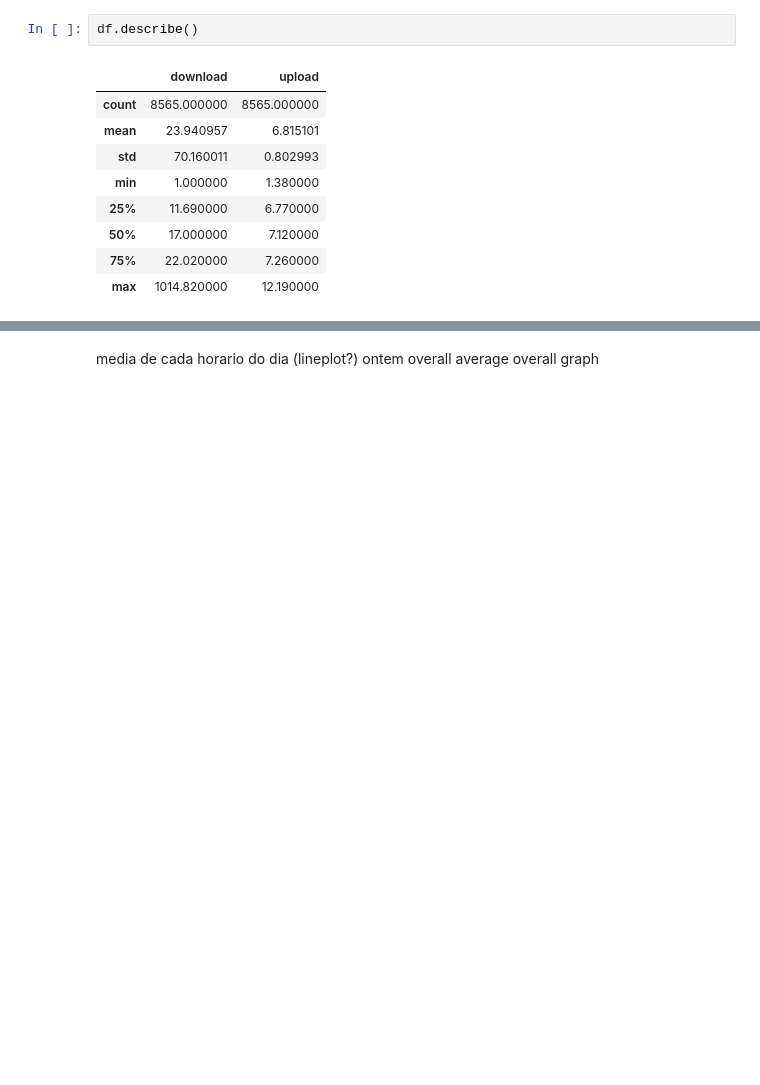
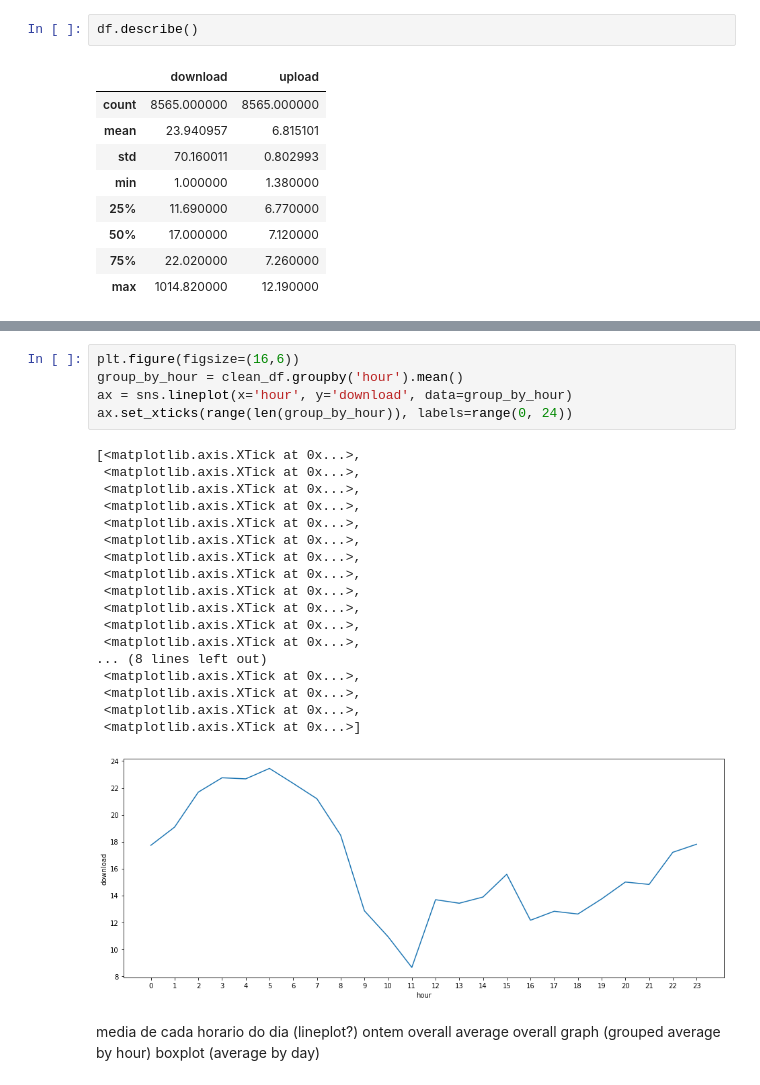
Before and after one commit to p-ferreira/internet-test, a Jupyter notebook: visualize-data.ipynb, the cells around one changed output, grey strips where cells are left out. Saved outputs shown, nothing was run; the diff lists cells and outputs as text; blank space fills up the shorter version.

```diff
--- a/visualize-data.ipynb
+++ b/visualize-data.ipynb
@@ -55,5 +84,30 @@ df[df['download'] > 100].sort_values(by='download')
+# %%
+plt.figure(figsize=(16,6))
+group_by_hour = clean_df.groupby('hour').mean()
+ax = sns.lineplot(x='hour', y='download', data=group_by_hour)
+ax.set_xticks(range(len(group_by_hour)), labels=range(0, 24))
+# %% [output]
+[<matplotlib.axis.XTick at 0x...>,
+ <matplotlib.axis.XTick at 0x...>,
+ <matplotlib.axis.XTick at 0x...>,
+ <matplotlib.axis.XTick at 0x...>,
+ <matplotlib.axis.XTick at 0x...>,
+ <matplotlib.axis.XTick at 0x...>,
+ <matplotlib.axis.XTick at 0x...>,
+ <matplotlib.axis.XTick at 0x...>,
+ <matplotlib.axis.XTick at 0x...>,
+ <matplotlib.axis.XTick at 0x...>,
+ <matplotlib.axis.XTick at 0x...>,
+ <matplotlib.axis.XTick at 0x...>,
+... (8 lines left out)
+ <matplotlib.axis.XTick at 0x...>,
+ <matplotlib.axis.XTick at 0x...>,
+ <matplotlib.axis.XTick at 0x...>,
+ <matplotlib.axis.XTick at 0x...>]
+[figure, added]
 # %% [markdown]
 media de cada horario do dia (lineplot?)
 ontem
 overall average
-overall graph
+overall graph (grouped average by hour)
+boxplot (average by day)
```
Also changed, not shown: parts of 7 cells of this notebook.
